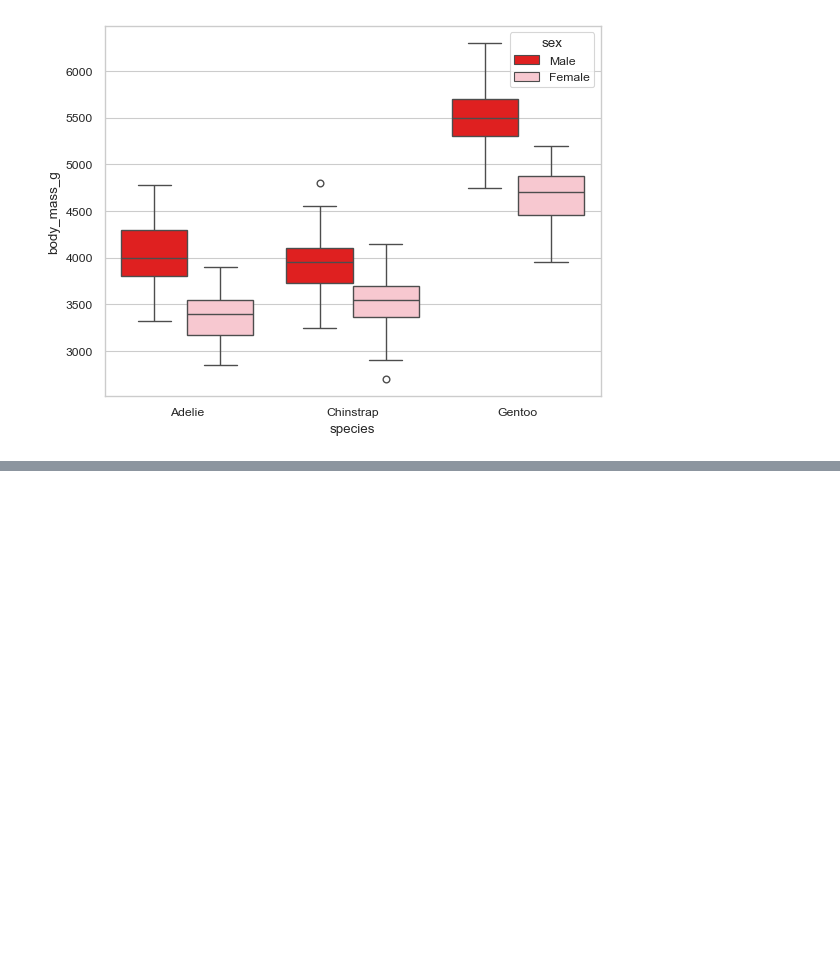
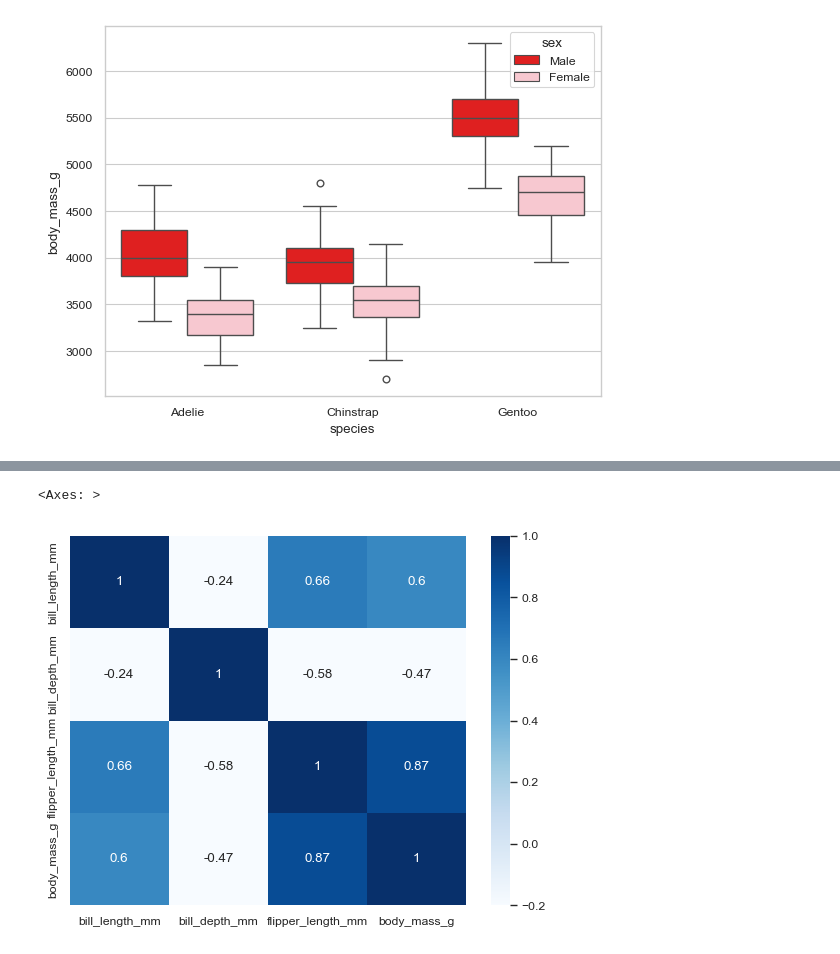
Before and after one commit to tanishachokshi/Seaborn, a Jupyter notebook: plots.ipynb, the cells around one changed output, grey strips where cells are left out. Cells and saved outputs as stored; diff of their text form; code cells hidden in the pictures; blank space fills up the shorter version.

```diff
--- a/plots.ipynb
+++ b/plots.ipynb
@@ -176,0 +211,6 @@ sns.boxplot(data=penguins, x="species", y="body_mass_g", hue="sex", palette=["re
+# %%
+cols = ["bill_length_mm", "bill_depth_mm", "flipper_length_mm", "body_mass_g"]
+
+# calculate the correlation between these cols :
+
+penguins[cols].corr()
@@ -176,0 +223,5 @@ sns.boxplot(data=penguins, x="species", y="body_mass_g", hue="sex", palette=["re
+# %%
+sns.heatmap(data=penguins[cols].corr(), annot=True, cmap="Blues", vmin=-0.2)
+# %% [output]
+<Axes: >
+[figure, added]
```
Also changed, not shown: parts of 10 cells of this notebook.
